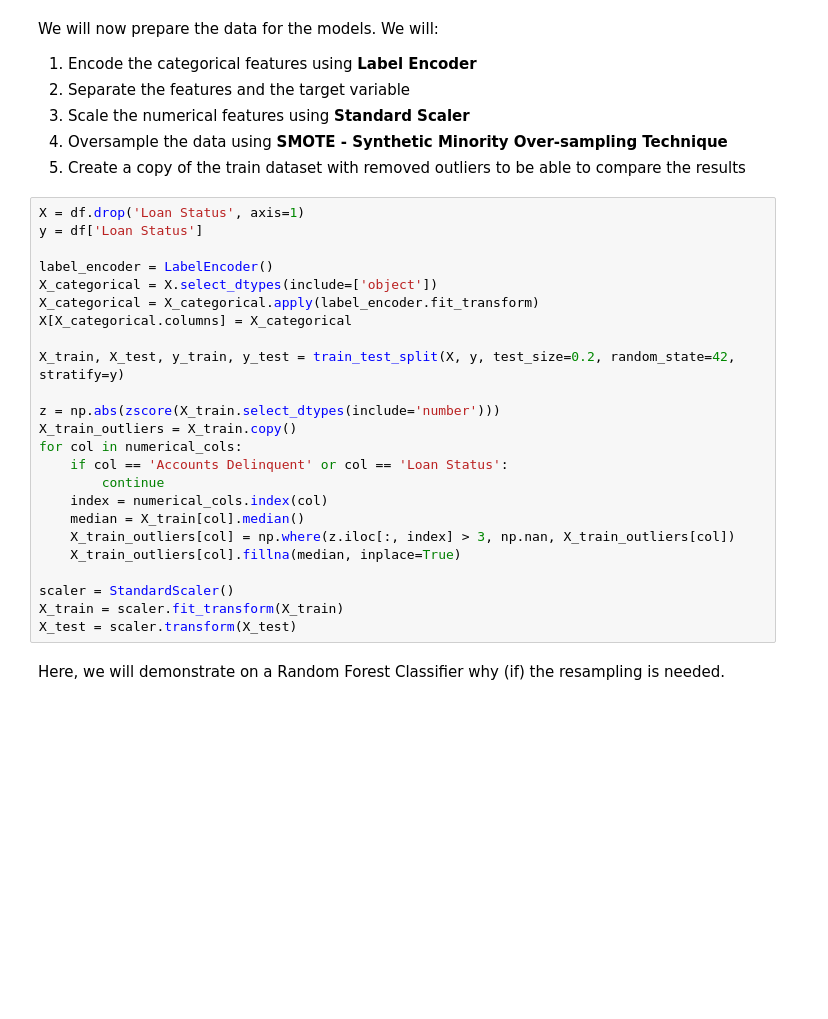
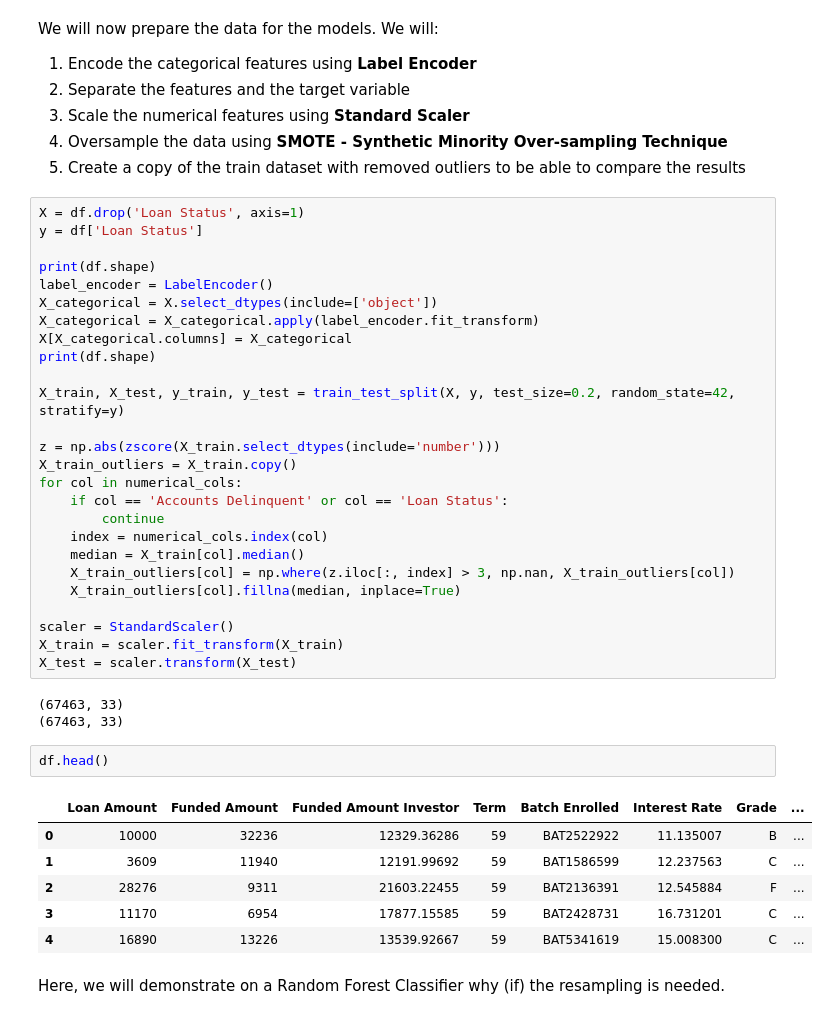
Before and after one commit to stepazel/BankDataAnalysis, a Jupyter notebook: Project.ipynb, the cells around one changed output. Saved outputs shown, nothing was run; the diff lists cells and outputs as text; blank space fills up the shorter version.

```diff
--- a/Project.ipynb
+++ b/Project.ipynb
@@ -391,10 +400,12 @@ We will now prepare the data for the models. We will:
 X = df.drop('Loan Status', axis=1)
 y = df['Loan Status']
 
+print(df.shape)
 label_encoder = LabelEncoder()
 X_categorical = X.select_dtypes(include=['object'])
 X_categorical = X_categorical.apply(label_encoder.fit_transform)
 X[X_categorical.columns] = X_categorical
+print(df.shape)
 
 X_train, X_test, y_train, y_test = train_test_split(X, y, test_size=0.2, random_state=42, stratify=y)
 
@@ -411,6 +422,18 @@ for col in numerical_cols:
 scaler = StandardScaler()
 X_train = scaler.fit_transform(X_train)
 X_test = scaler.transform(X_test)
+# %% [output]
+(67463, 33)
+(67463, 33)
+# %%
+df.head()
+# %% [output]
+|  | Loan Amount | Funded Amount | Funded Amount Investor | Term | Batch Enrolled | Interest Rate | Grade | ... |
+| 0 | 10000 | 32236 | 12329.36286 | 59 | BAT2522922 | 11.135007 | B | ... |
+| 1 | 3609 | 11940 | 12191.99692 | 59 | BAT1586599 | 12.237563 | C | ... |
+| 2 | 28276 | 9311 | 21603.22455 | 59 | BAT2136391 | 12.545884 | F | ... |
+| 3 | 11170 | 6954 | 17877.15585 | 59 | BAT2428731 | 16.731201 | C | ... |
+| 4 | 16890 | 13226 | 13539.92667 | 59 | BAT5341619 | 15.008300 | C | ... |
 # %% [markdown]
 Here, we will demonstrate on a Random Forest Classifier why (if) the resampling is needed.
 # %%
```
Also changed, not shown: parts of 11 cells of this notebook.
